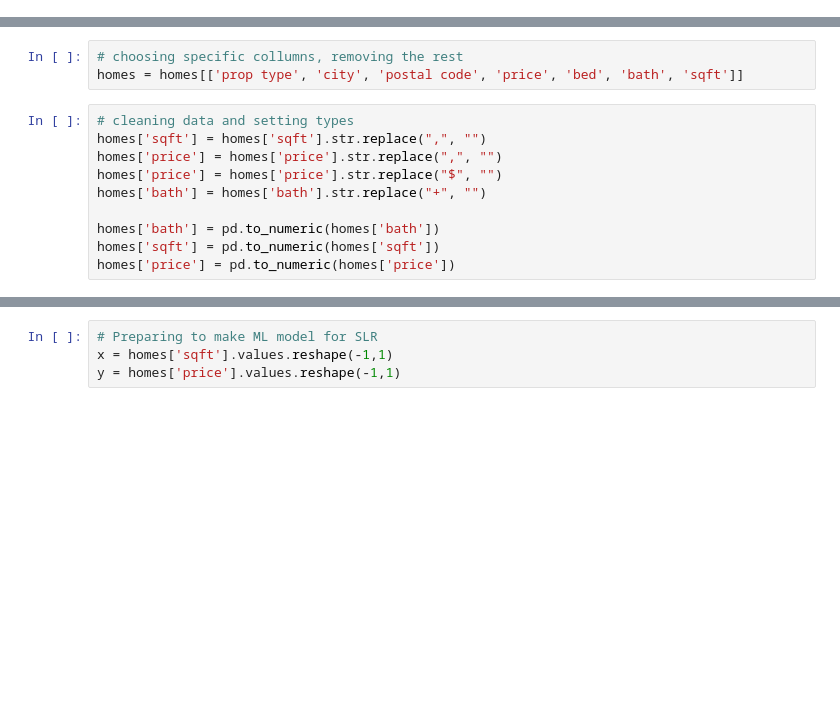
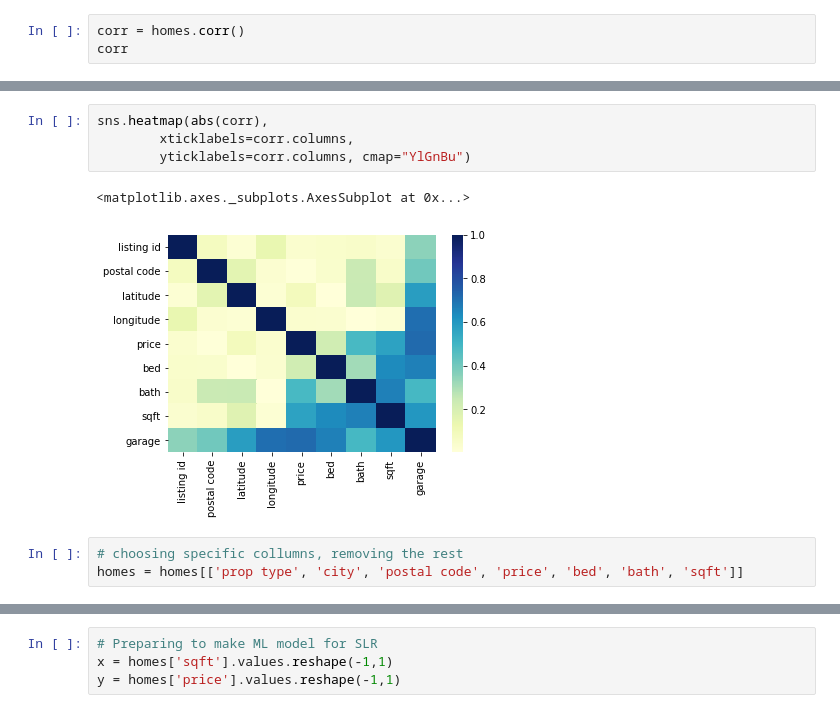
Before and after one commit to janewakef/RealEstateProject, a Jupyter notebook: Real Estate Modeling.ipynb, the cells around one changed output, grey strips where cells are left out. Cells and saved outputs as stored; diff of their text form; blank space fills up the shorter version.

```diff
--- a/Real Estate Modeling.ipynb
+++ b/Real Estate Modeling.ipynb
@@ -15,0 +33,3 @@ homes = pd.read_csv("/Users/danieldetrick/Documents/GitHub/RealEstate.csv")
+# %%
+corr = homes.corr()
+corr
@@ -16,15 +47,12 @@ homes = pd.read_csv("/Users/danieldetrick/Documents/GitHub/RealEstate.csv")
+# %%
+sns.heatmap(abs(corr),
+        xticklabels=corr.columns,
+        yticklabels=corr.columns, cmap="YlGnBu")
+# %% [output]
+<matplotlib.axes._subplots.AxesSubplot at 0x...>
+[figure, added]
 # %%
 # choosing specific collumns, removing the rest
 homes = homes[['prop type', 'city', 'postal code', 'price', 'bed', 'bath', 'sqft']]
-# %%
-# cleaning data and setting types
-homes['sqft'] = homes['sqft'].str.replace(",", "")
-homes['price'] = homes['price'].str.replace(",", "")
-homes['price'] = homes['price'].str.replace("$", "")
-homes['bath'] = homes['bath'].str.replace("+", "")
-
-homes['bath'] = pd.to_numeric(homes['bath'])
-homes['sqft'] = pd.to_numeric(homes['sqft'])
-homes['price'] = pd.to_numeric(homes['price'])
 # %%
 # Plotting the first realtionship between square feet and price
```
Also changed, not shown: parts of 42 cells of this notebook.
